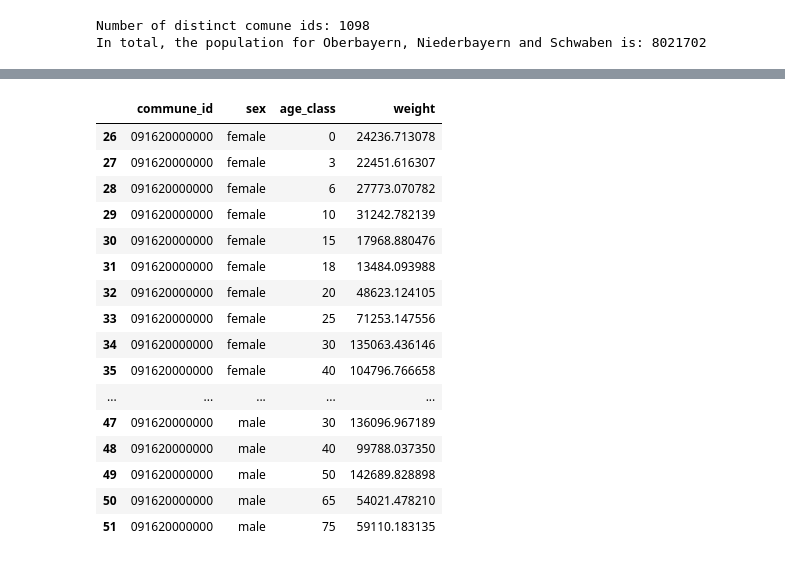
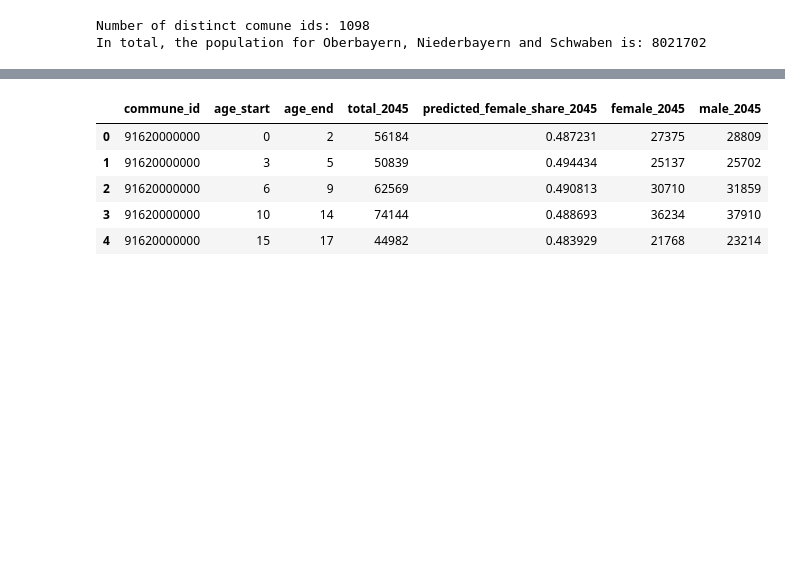
Before and after one commit to eqasim-org/bavaria, a Jupyter notebook: create_population_2040.ipynb, the cells around one changed output, grey strips where cells are left out. Drawn from its saved outputs; the diff is of its cells as text; code cells hidden in the pictures; blank space fills up the shorter version.

Commit message:
final chagnes to integraate munich data into the overall census data.

```diff
--- a/create_population_2040.ipynb
+++ b/create_population_2040.ipynb
@@ -372,20 +295,11 @@ subset = final_result_2[final_result_2["commune_id"] == "091620000000"]
-# %%
-subset
-# %% [output]
-|  | commune_id | sex | age_class | weight |
-| 26 | 091620000000 | female | 0 | 24236.713078 |
-| 27 | 091620000000 | female | 3 | 22451.616307 |
-| 28 | 091620000000 | female | 6 | 27773.070782 |
-| 29 | 091620000000 | female | 10 | 31242.782139 |
-| 30 | 091620000000 | female | 15 | 17968.880476 |
-| 31 | 091620000000 | female | 18 | 13484.093988 |
-| 32 | 091620000000 | female | 20 | 48623.124105 |
-| 33 | 091620000000 | female | 25 | 71253.147556 |
-| 34 | 091620000000 | female | 30 | 135063.436146 |
-| 35 | 091620000000 | female | 40 | 104796.766658 |
-| ... | ... | ... | ... | ... |
-| 47 | 091620000000 | male | 30 | 136096.967189 |
-| 48 | 091620000000 | male | 40 | 99788.037350 |
-| 49 | 091620000000 | male | 50 | 142689.828898 |
-| 50 | 091620000000 | male | 65 | 54021.478210 |
-| 51 | 091620000000 | male | 75 | 59110.183135 |
+# %%
+processed_pop_munich_2045 = pd.read_csv("processed_pop_munich_2045.csv")
+# %%
+processed_pop_munich_2045.head()
+# %% [output]
+|  | commune_id | age_start | age_end | total_2045 | predicted_female_share_2045 | female_2045 | male_2045 |
+| 0 | 91620000000 | 0 | 2 | 56184 | 0.487231 | 27375 | 28809 |
+| 1 | 91620000000 | 3 | 5 | 50839 | 0.494434 | 25137 | 25702 |
+| 2 | 91620000000 | 6 | 9 | 62569 | 0.490813 | 30710 | 31859 |
+| 3 | 91620000000 | 10 | 14 | 74144 | 0.488693 | 36234 | 37910 |
+| 4 | 91620000000 | 15 | 17 | 44982 | 0.483929 | 21768 | 23214 |
```
Also changed, not shown: parts of 14 cells of this notebook.
